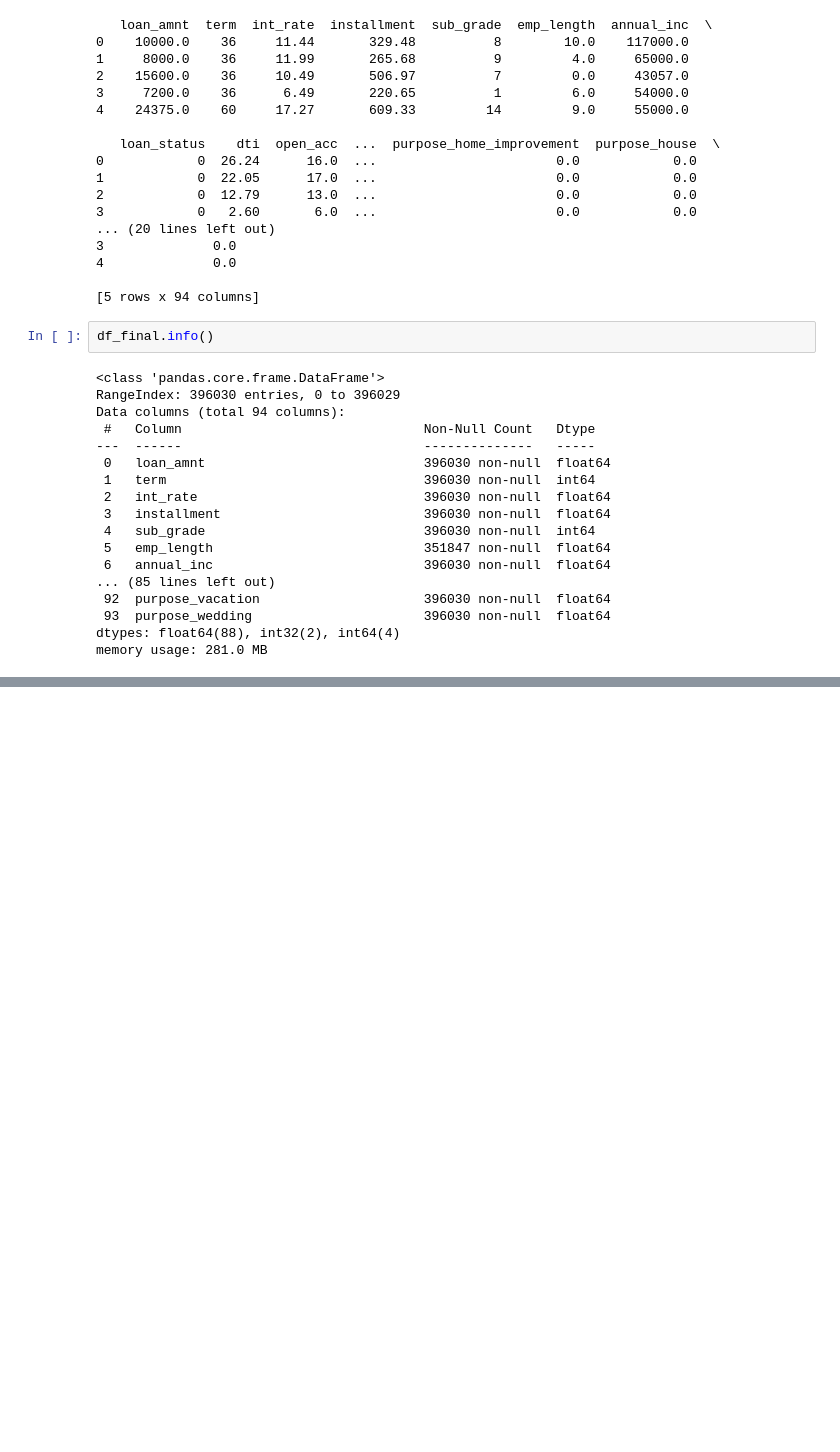
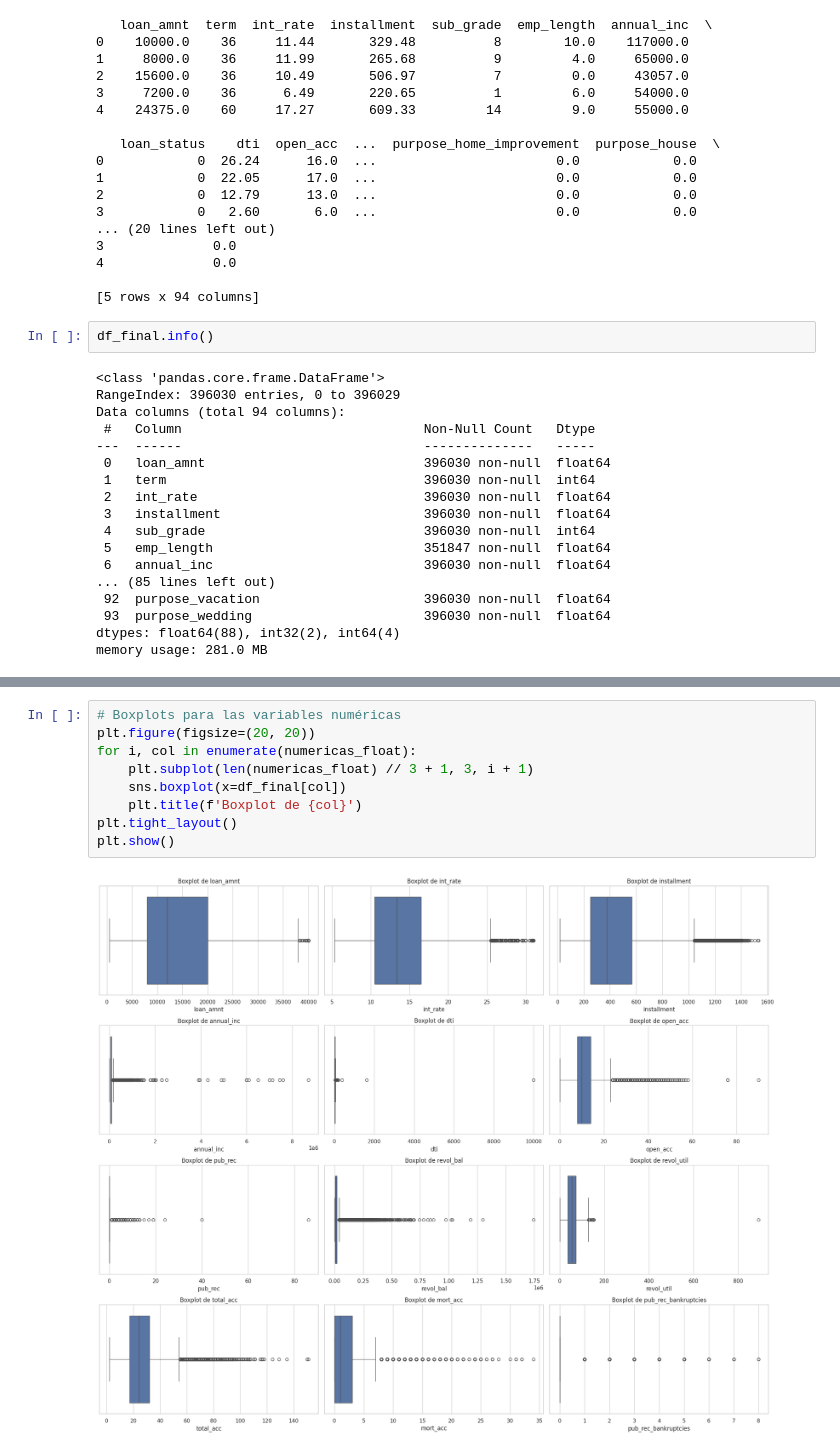
Before and after one commit to 4GeeksAcademy/AK-EA-GG_ProyectoFinalDS-ML, a Jupyter notebook: src/explore.ipynb, the cells around one changed output, grey strips where cells are left out. Cells and saved outputs as stored; diff of their text form; blank space fills up the shorter version.

```diff
--- a/src/explore.ipynb
+++ b/src/explore.ipynb
@@ -226,0 +245,11 @@ memory usage: 281.0 MB
+# %%
+# Boxplots para las variables numéricas
+plt.figure(figsize=(20, 20))
+for i, col in enumerate(numericas_float):
+    plt.subplot(len(numericas_float) // 3 + 1, 3, i + 1)
+    sns.boxplot(x=df_final[col])
+    plt.title(f'Boxplot de {col}')
+plt.tight_layout()
+plt.show()
+# %% [output]
+[figure, added]
```
Also changed, not shown: parts of 6 cells of this notebook, 1 other file.
